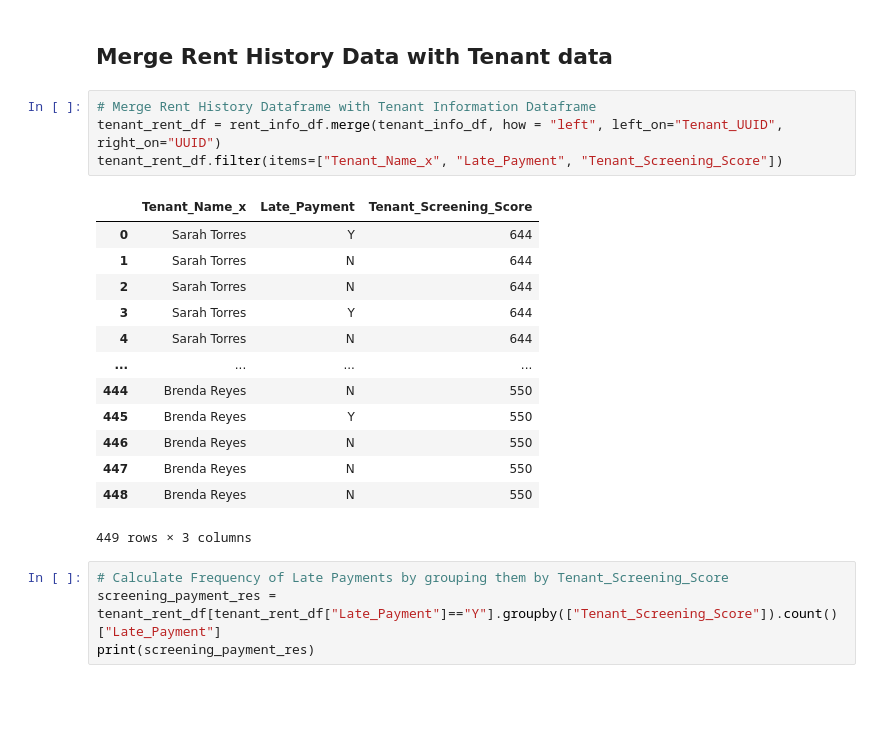
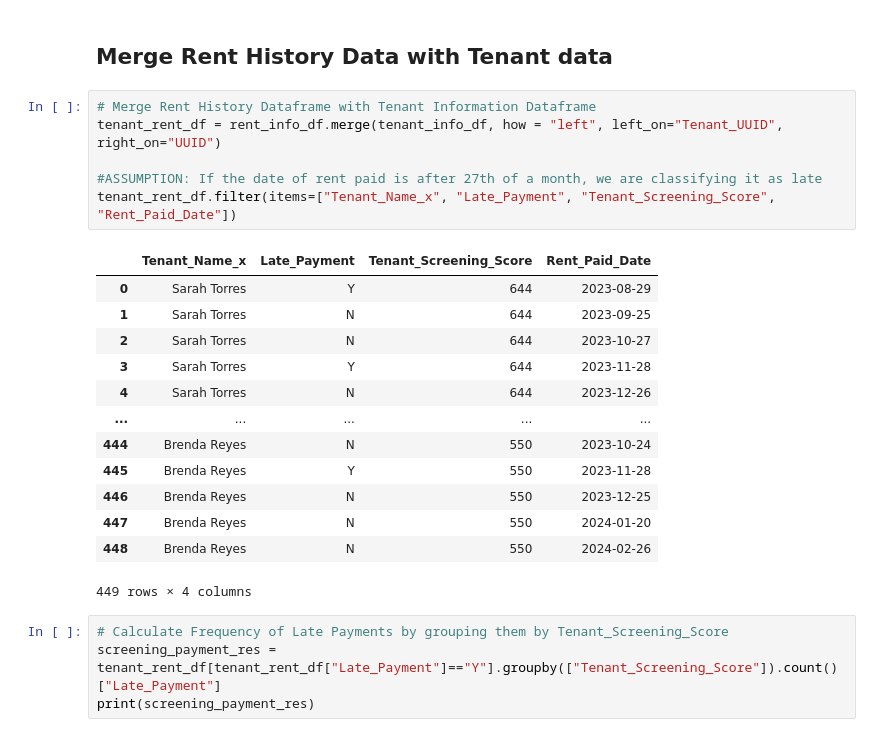
Before and after one commit to manu-raghuvanshi/SFR3-Case-Study, a Jupyter notebook: sfr3.ipynb, the cells around one changed output. Drawn from its saved outputs; the diff is of its cells as text; blank space fills up the shorter version.

```diff
--- a/sfr3.ipynb
+++ b/sfr3.ipynb
@@ -293,21 +297,23 @@ Text(0.5, 1.0, 'Frequency of Late Payments by Months')
 # %%
 # Merge Rent History Dataframe with Tenant Information Dataframe
 tenant_rent_df = rent_info_df.merge(tenant_info_df, how = "left", left_on="Tenant_UUID", right_on="UUID")
-tenant_rent_df.filter(items=["Tenant_Name_x", "Late_Payment", "Tenant_Screening_Score"])
+
+#ASSUMPTION: If the date of rent paid is after 27th of a month, we are classifying it as late
+tenant_rent_df.filter(items=["Tenant_Name_x", "Late_Payment", "Tenant_Screening_Score", "Rent_Paid_Date"])
 # %% [output]
-|  | Tenant_Name_x | Late_Payment | Tenant_Screening_Score |
-| 0 | Sarah Torres | Y | 644 |
-| 1 | Sarah Torres | N | 644 |
-| 2 | Sarah Torres | N | 644 |
-| 3 | Sarah Torres | Y | 644 |
-| 4 | Sarah Torres | N | 644 |
-| ... | ... | ... | ... |
-| 444 | Brenda Reyes | N | 550 |
-| 445 | Brenda Reyes | Y | 550 |
-| 446 | Brenda Reyes | N | 550 |
-| 447 | Brenda Reyes | N | 550 |
-| 448 | Brenda Reyes | N | 550 |
+|  | Tenant_Name_x | Late_Payment | Tenant_Screening_Score | Rent_Paid_Date |
+| 0 | Sarah Torres | Y | 644 | 2023-08-29 |
+| 1 | Sarah Torres | N | 644 | 2023-09-25 |
+| 2 | Sarah Torres | N | 644 | 2023-10-27 |
+| 3 | Sarah Torres | Y | 644 | 2023-11-28 |
+| 4 | Sarah Torres | N | 644 | 2023-12-26 |
+| ... | ... | ... | ... | ... |
+| 444 | Brenda Reyes | N | 550 | 2023-10-24 |
+| 445 | Brenda Reyes | Y | 550 | 2023-11-28 |
+| 446 | Brenda Reyes | N | 550 | 2023-12-25 |
+| 447 | Brenda Reyes | N | 550 | 2024-01-20 |
+| 448 | Brenda Reyes | N | 550 | 2024-02-26 |
-449 rows × 3 columns
+449 rows × 4 columns
 # %%
 # Calculate Frequency of Late Payments by grouping them by Tenant_Screening_Score
 screening_payment_res = tenant_rent_df[tenant_rent_df["Late_Payment"]=="Y"].groupby(["Tenant_Screening_Score"]).count()["Late_Payment"]
```
Also changed, not shown: parts of 12 cells of this notebook, 2 other files.
